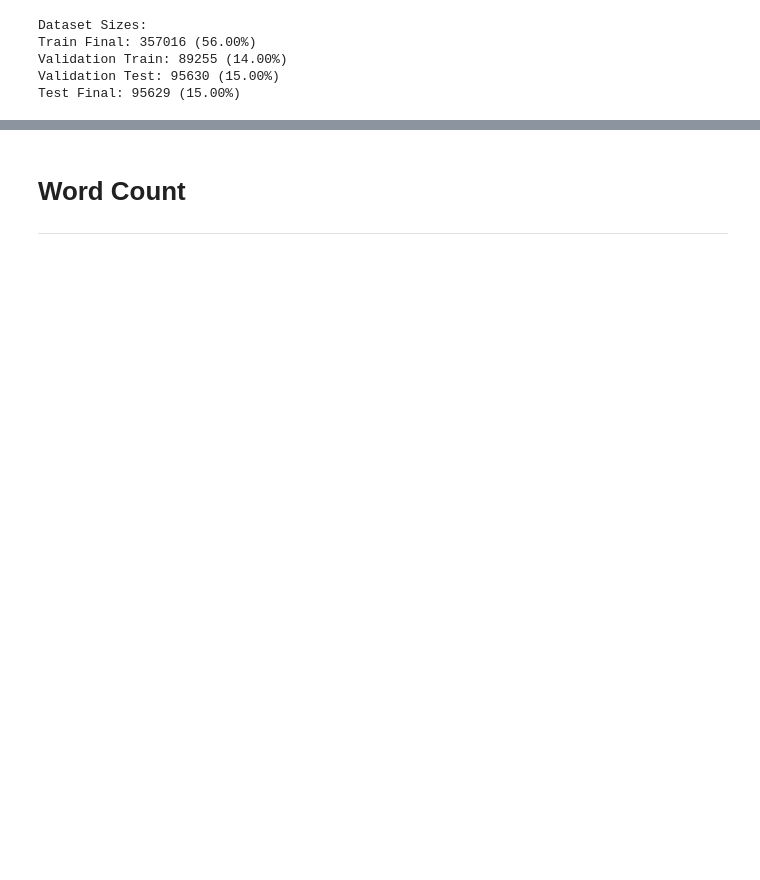
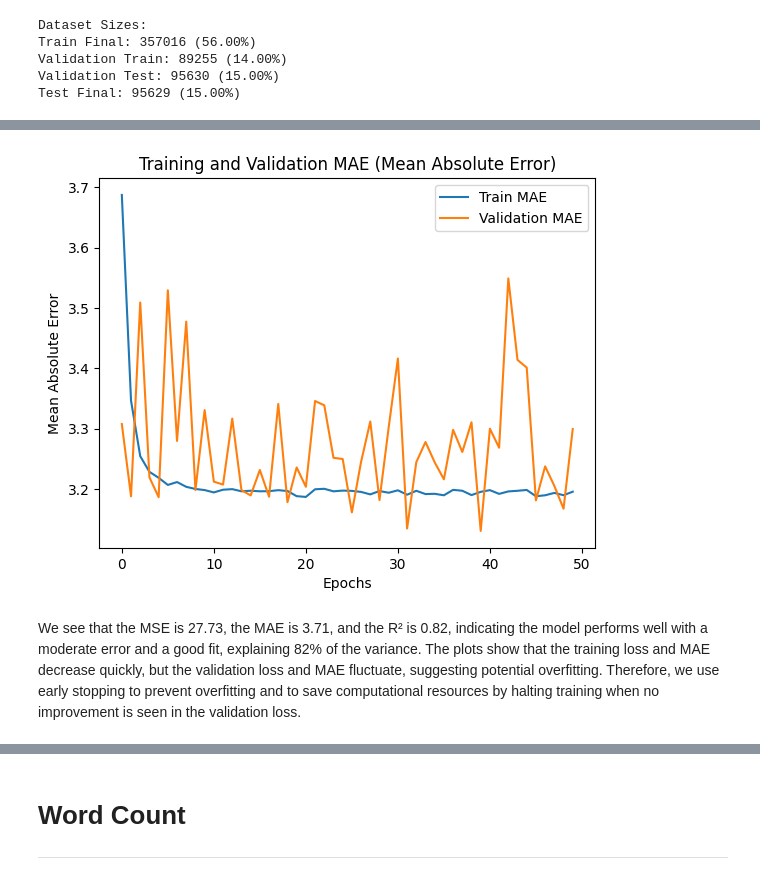
Before and after one commit to DitteGilsfeldt/42577-Introduction-to_Business_Analytics__Project, a Jupyter notebook: Predicion_model.ipynb, the cells around one changed output, grey strips where cells are left out. Drawn from its saved outputs; the diff is of its cells as text; code cells hidden in the pictures; blank space fills up the shorter version.

```diff
--- a/Predicion_model.ipynb
+++ b/Predicion_model.ipynb
@@ -305,0 +328,12 @@ The MAE plot on the right evaluates the models based on their average absolute e
+# %%
+plt.plot(history.history["mae"], label="Train MAE")
+plt.plot(history.history["val_mae"], label="Validation MAE")
+plt.title("Training and Validation MAE (Mean Absolute Error)")
+plt.xlabel("Epochs")
+plt.ylabel("Mean Absolute Error")
+plt.legend()
+plt.show()
+# %% [output]
+[figure, added]
+# %% [markdown]
+We see that the MSE is 27.73, the MAE is 3.71, and the R² is 0.82, indicating the model performs well with a moderate error and a good fit, explaining 82% of the variance. The plots show that the training loss and MAE decrease quickly, but the validation loss and MAE fluctuate, suggesting potential overfitting. Therefore, we use early stopping to prevent overfitting and to save computational resources by halting training when no improvement is seen in the validation loss.
```
Also changed, not shown: parts of 54 cells of this notebook.
